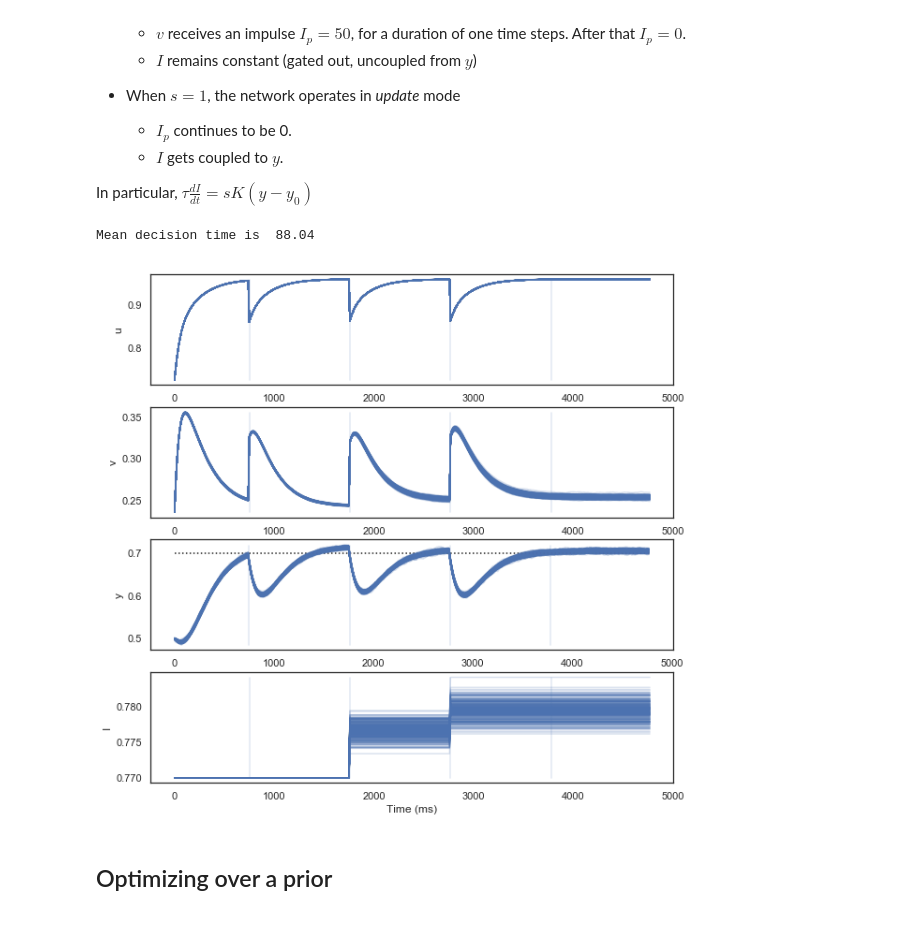
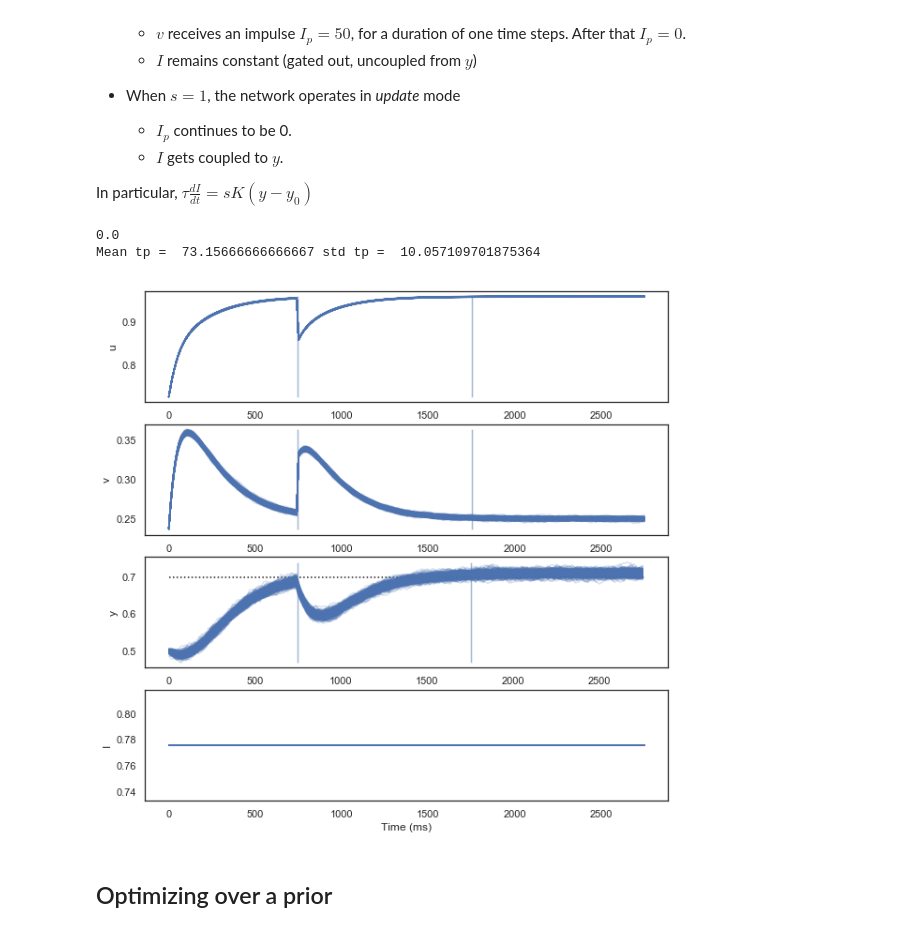
Before and after one commit to jazlab/SE_NL_MJ_2020, a Jupyter notebook: integrator_feedback_circuit.ipynb, the cells around one changed output. Cells and saved outputs as stored; diff of their text form; code cells hidden in the pictures.

Commit message:
Having K = 0 for production if nstages = 2

```diff
--- a/integrator_feedback_circuit.ipynb
+++ b/integrator_feedback_circuit.ipynb
@@ -211,11 +211,14 @@ def simulate_trial(ntrials, duration, nstages, sigma, K, initI):
                   0.0]
 
     ulst, vlst, ylst, Ilst, siglst = start_simulation_parallel(state_init, PARAMS_DICT, 0, sigma, nbinfirst)
+    print(state_init[4])
 
     # For subsequent runs, flip the state every 100 trials
     for k in range((nstages - 2) * 2):
+
         #acoefs = 1 - acoefs
         state_init = [Ilst[-1], ulst[-1], vlst[-1], ylst[-1], (state_init[4] + 1.0)%2]
+        #print('k = ', k, 'state_init[4] =', state_init[4])
         if state_init[4] == 0.0:
             ulst2, vlst2, ylst2, Ilst2, siglst2 = start_simulation_parallel(state_init, PARAMS_DICT, K, sigma, nbin)
         else:
@@ -233,8 +236,14 @@ def simulate_trial(ntrials, duration, nstages, sigma, K, initI):
 
     if nstages > 1:
         state_init = [Ilst[-1], ulst[-1], vlst[-1], ylst[-1], (state_init[4] + 1.0)%2]
+
+        if nstages == 2:
+            Keff = 0
+        else:
+            Keff = K
+
         # For the last run, produce the behavior when the threshold is reached
-        ulst2, vlst2, ylst2, Ilst2, siglst2 = start_simulation_parallel(state_init, PARAMS_DICT, K, sigma, 1)
+        ulst2, vlst2, ylst2, Ilst2, siglst2 = start_simulation_parallel(state_init, PARAMS_DICT, Keff, sigma, 1)
 
         ulst += ulst2
         vlst += vlst2
@@ -270,29 +279,30 @@ def get_time_lst(ntrials, duration, nstages, sigma, K, initI):
     times = times[(times > 0) & (times != np.inf)]
     return times
 # %%
-sigma = 0.01
-I = 0.77
-K = 5.0
+sigma = 0.03
+I = 0.7755
+K = 5.8
 duration = 1000
 
 #ulst, vlst, ylst, Ilst, siglst, ylst2 = simulate_trial(nstages=3, sigma=sigma, K=K, initI=0.766)
 np.random.seed(2018)
-ulst, vlst, ylst, Ilst, siglst, ylst2 = simulate_trial(ntrials=300, nstages=4, duration=duration, sigma=sigma,
+ulst, vlst, ylst, Ilst, siglst, ylst2 = simulate_trial(ntrials=300, nstages=2, duration=duration, sigma=sigma,
                                                        K=K, initI=I)
 plot_simulation_parallel(ulst, vlst, ylst, Ilst, siglst, PARAMS_DICT)
 
 Ylst2 = np.array(ylst2)
 times = get_times_lst_from_y(np.array(Ylst2))
 times = times[(times > 0) & (times != np.inf)]
-print('Mean decision time is ', np.mean(times))
+print('Mean tp = ', np.mean(times), 'std tp = ', np.std(times))
 
 # Save the parameters in a .mat file
 #scipy.io.savemat('PlotTools/uv_simulation_data020819_K5_00_I0_77_s0_01_400ms.mat', {'ulst': ulst, 'vlst': vlst, 'ylst': ylst,
 #                                                  'Ilst': Ilst, 'siglst': siglst, 'PARAMS': PARAMS_DICT,
 #                                                   'sigma': sigma, 'K': K, 'I': I})
 # %% [output]
-Mean decision time is  88.04
+0.0
+Mean tp =  73.15666666666667 std tp =  10.057109701875364
-[figure, old version]
+[figure, new version]
 # %% [markdown]
 ## Optimizing over a prior
 # %% [markdown]
```
Also changed, not shown: parts of 1 cell of this notebook.
